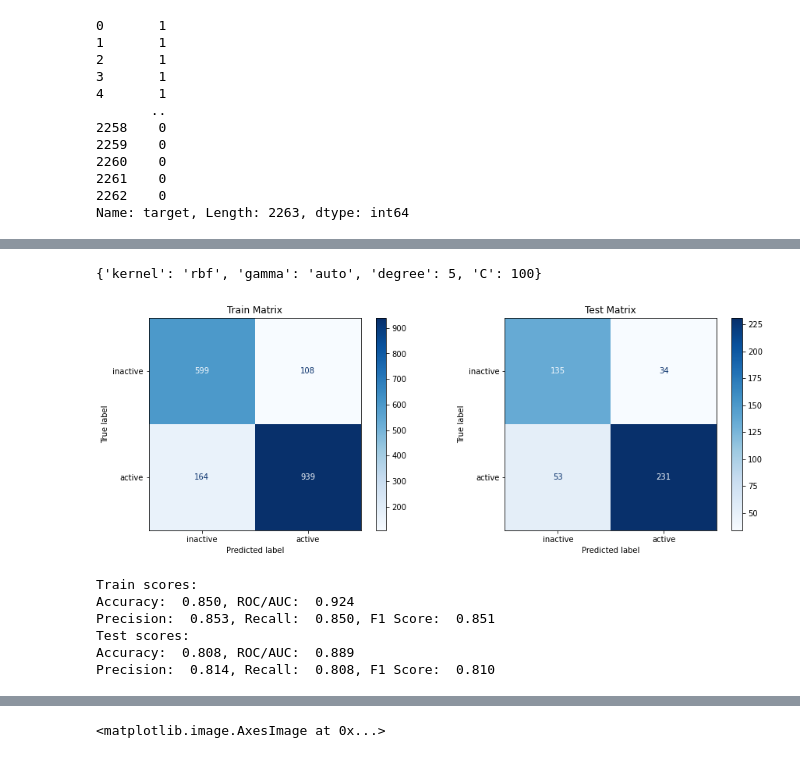
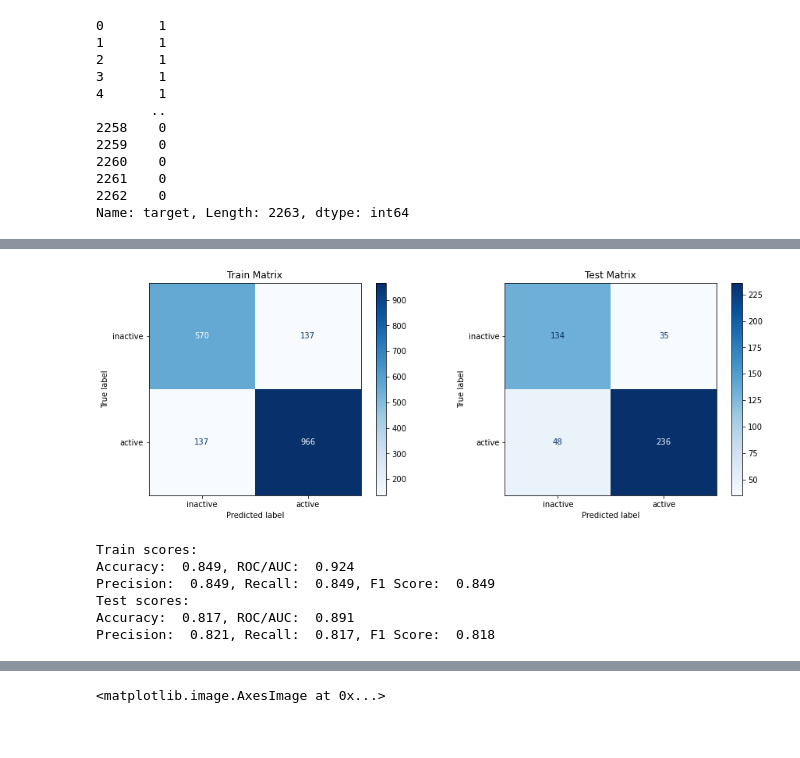
Before and after one commit to clreiner/MMP9DrugDiscovery, a Jupyter notebook: Drug_discovery.ipynb, the cells around one changed output, grey strips where cells are left out. Saved outputs shown, nothing was run; the diff lists cells and outputs as text; code cells hidden in the pictures.

```diff
--- a/Drug_discovery.ipynb
+++ b/Drug_discovery.ipynb
@@ -603,6 +593,7 @@ lipinski = pd.read_csv('datasets/mmp_basic_lipinski.csv')
 y = lipinski['target']
 # %%
-y = lipinski['target']
+# I want to start with this as a binary classification problem
+# Combine the inactive and intermediate classes into the inactive class
 y.where(y=='active', 'inactive', inplace=True)
 y.value_counts(normalize=True)
 # %% [output]
@@ -632,3 +621,3 @@ X.shape
 # %%
 # Separate data into training and testing sets
-X_train, X_test, y_train, y_test = train_test_split(X, y, test_size=0.2, random_state=12)
+X_train, X_test, y_train, y_test, indices_train, indices_test = train_test_split(X, y, X.index, test_size=0.2, random_state=12)
@@ -742,5 +673,0 @@ def evaluate(model, X_train, X_test, y_train, y_test, use_decision_function='yes
-# %%
-catboost = CatBoostClassifier(iterations=20, auto_class_weights='Balanced')
-
-catboost.fit(X_train, y_train, plot=True)
-evaluate(catboost, X_train, X_test, y_train, y_test, 'no')
@@ -871,18 +847,2 @@ pca.fit(X_train)
 transformed_train = pca.transform(X_train)
 transformed_test = pca.transform(X_test)
-# %%
-C = [0.1, 1, 10, 100]
-kernel = ['poly', 'rbf', 'sigmoid']
-gamma = ['scale', 'auto']
-degree = list(range(1, 6))
-
-
-
-
-params = [{'C': C, 'kernel': kernel,
-           'gamma': gamma, 'degree': degree}]
-
-svc_4 = SVC(class_weight='balanced', random_state=6)
-rs_svc_4 = RandomizedSearchCV(svc_4, params, scoring='precision_weighted', cv=5, verbose=1, random_state=6)
-rs_svc_4.fit(transformed_train, y_train)
-evaluate(rs_svc_4, transformed_train, transformed_test, y_train, y_test)
@@ -900,16 +849,13 @@ Precision:  0.816, Recall:  0.815, F1 Score:  0.815
-# %%
-rs_svc_4.best_params_
-# %% [output]
-{'kernel': 'rbf', 'gamma': 'auto', 'degree': 5, 'C': 100}
 # %%
-svc_5 = SVC(class_weight='balanced', random_state=6)
-svc_5 = svc_5.fit(transformed_train, y_train)
-evaluate(svc_5, transformed_train, transformed_test, y_train, y_test)
+# Use the PCA transformed data in a basic SVC model
+svc_4 = SVC(class_weight='balanced', random_state=6)
+svc_4 = svc_4.fit(transformed_train, y_train)
+ut.evaluate(svc_4, transformed_train, transformed_test, y_train, y_test)
 # %% [output]
-[figure, old version]
+[figure, new version]
 Train scores:
-Accuracy:  0.850, ROC/AUC:  0.924
-Precision:  0.853, Recall:  0.850, F1 Score:  0.851
+Accuracy:  0.849, ROC/AUC:  0.924
+Precision:  0.849, Recall:  0.849, F1 Score:  0.849
 Test scores:
-Accuracy:  0.808, ROC/AUC:  0.889
-Precision:  0.814, Recall:  0.808, F1 Score:  0.810
+Accuracy:  0.817, ROC/AUC:  0.891
+Precision:  0.821, Recall:  0.817, F1 Score:  0.818
```
Also changed, not shown: parts of 138 cells of this notebook, 6 other files.
